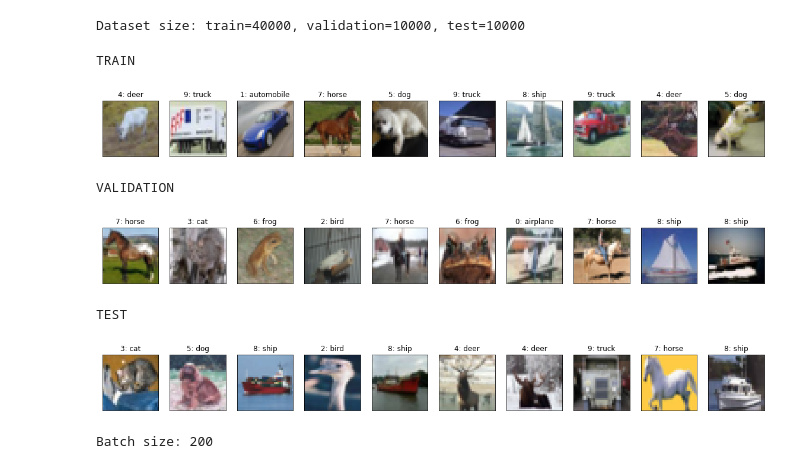
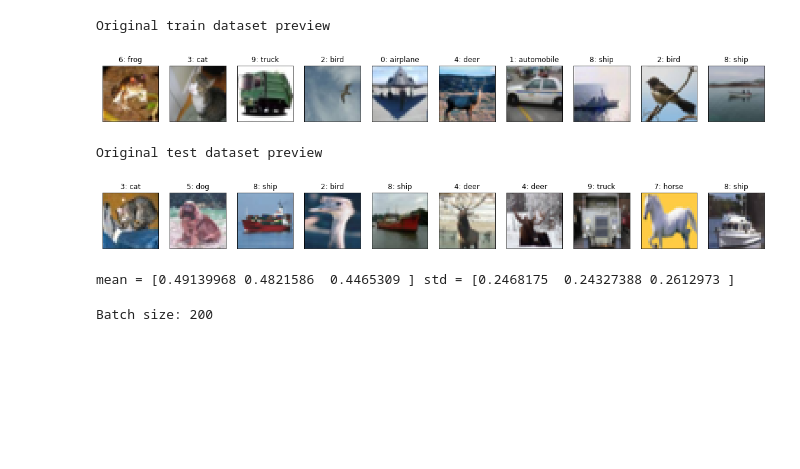
Before and after one commit to lucianowitt/deep-learning-01, a Jupyter notebook: ResNet101_CIFAR-10.ipynb, the cells around one changed output. Cells and saved outputs as stored; diff of their text form; code cells hidden in the pictures; blank space fills up the shorter version.

```diff
--- a/ResNet101_CIFAR-10.ipynb
+++ b/ResNet101_CIFAR-10.ipynb
@@ -15,14 +16,8 @@ history_dict = defaultdict(list)
 # %%
 # CIFAR-10
 classes = ['airplane', 'automobile', 'bird', 'cat', 'deer', 'dog', 'frog', 'horse', 'ship', 'truck']
-train_data = CIFAR10(root='data', train=True, download=False, transform=None)
-train_size = int(len(train_data) * 0.8)
-valid_size = len(train_data) - train_size
-train_data, valid_data = data.random_split(train_data, (train_size, valid_size))
-test_data = CIFAR10(root='data', train=False, download=False, transform=None)
-print('Dataset size: train={}, validation={}, test={}'.format(len(train_data), len(valid_data), len(test_data)))
+original_train_data = CIFAR10(root='data', train=True, download=False, transform=None)
+original_test_data = CIFAR10(root='data', train=False, download=False, transform=None)
-# %% [output]
-Dataset size: train=40000, validation=10000, test=10000
 # %%
 def preview(dataset):
     offset = 0
@@ -40,20 +35,41 @@ def preview(dataset):
         ax.set_yticks([])
         offset = offset + 100
     plt.show()
-# %%
-print('TRAIN')
-preview(train_data)
-print('VALIDATION')
-preview(valid_data)
-print('TEST')
-preview(test_data)
-# %% [output]
-TRAIN
-[figure, removed]
-VALIDATION
-[figure, removed]
-TEST
-[figure, removed]
+# %%
+print('Original train dataset preview')
+preview(original_train_data)
+print('Original test dataset preview')
+preview(original_test_data)
+# %% [output]
+Original train dataset preview
+[figure, added]
+Original test dataset preview
+[figure, added]
+# %%
+# Mean and std calculation
+train_data = CIFAR10(root='data', train=True, download=False, transform=transforms.ToTensor())
+train_loader = DataLoader(train_data, batch_size=200, shuffle=False, num_workers=2)
+
+mean = []
+std = []
+for i, batch_data in enumerate(train_loader, 0):
+    # shape (batch_size, 3, height, width)
+    numpy_image = batch_data[0].numpy()
+
+    # shape (3,)
+    batch_mean = np.mean(numpy_image, axis=(0,2,3))
+    batch_std = np.std(numpy_image, axis=(0,2,3))
+
+    mean.append(batch_mean)
+    std.append(batch_std)
+
+# shape (num_iterations, 3) -> (mean across 0th axis) -> shape (3,)
+mean = np.array(mean).mean(axis=0)
+std = np.array(std).mean(axis=0)
+
+print('mean =', mean, 'std =', std)
+# %% [output]
+mean = [0.49139968 0.4821586  0.4465309 ] std = [0.2468175  0.24327388 0.2612973 ]
 # %%
 batch_size = 200
 
```
Also changed, not shown: parts of 7 cells of this notebook, 1 other file.
